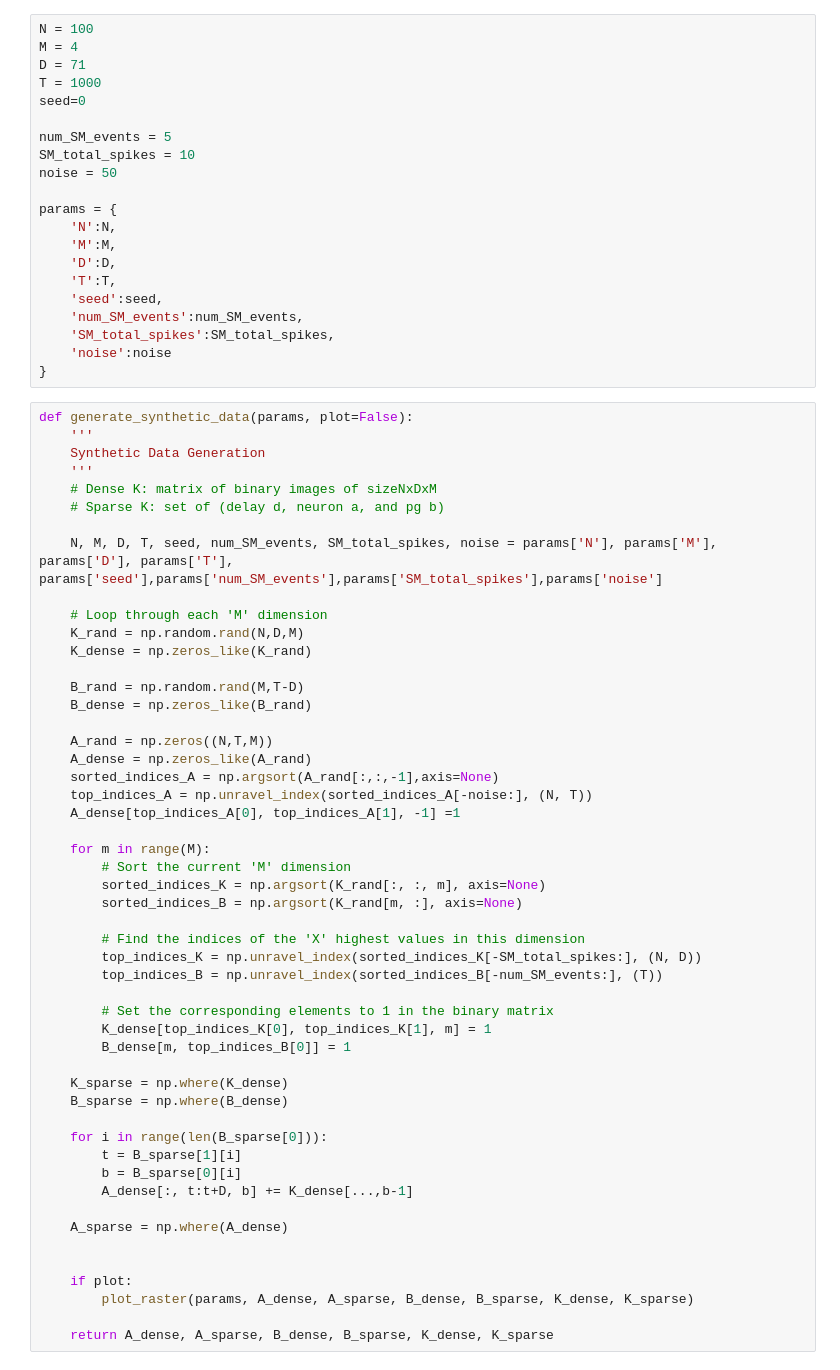
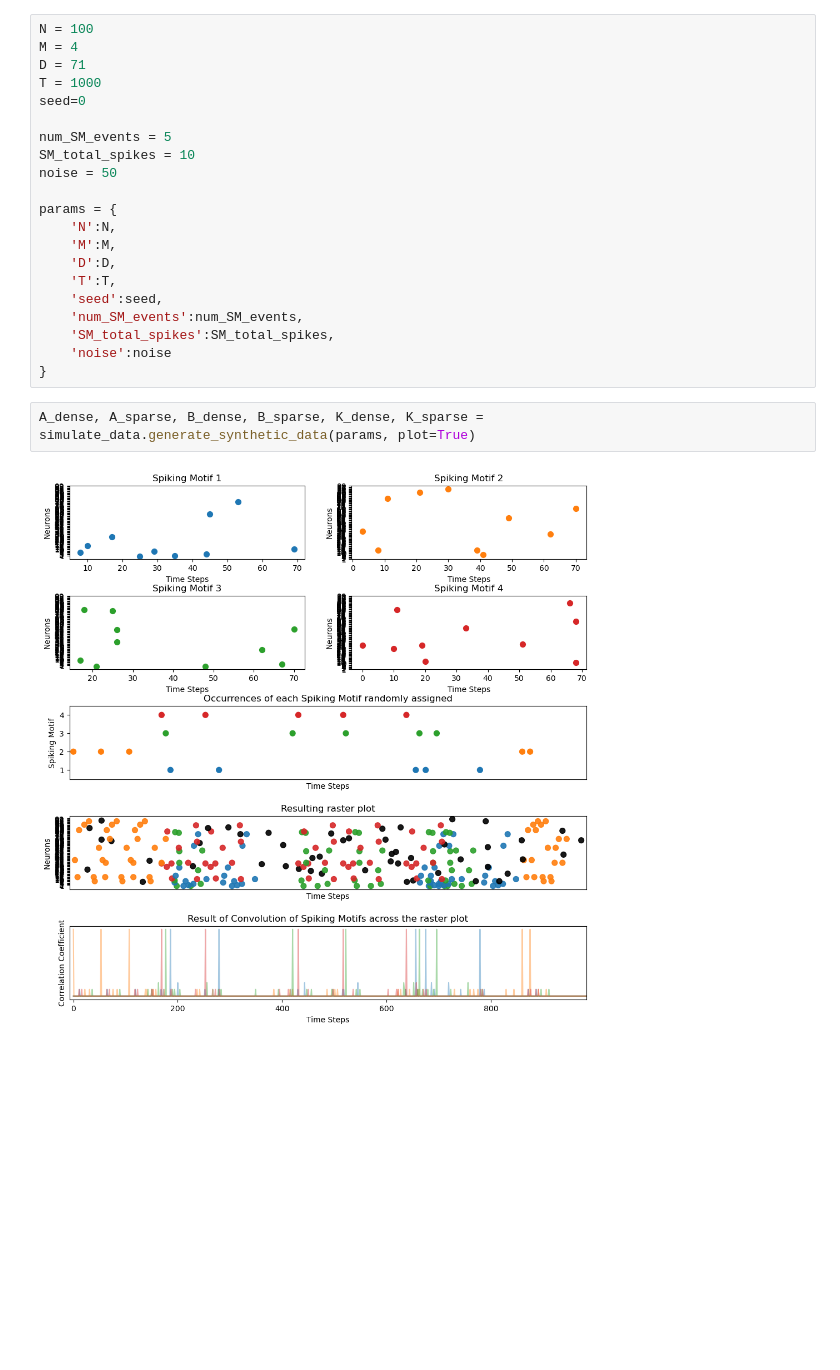
Before and after one commit to CosmicSurgery/thesis_notebooks, a Jupyter notebook: 2023.09.26 - Final Drafts/2023.09.26 - New raster generation.ipynb, the cells around one changed output. Saved outputs shown, nothing was run; the diff lists cells and outputs as text; blank space fills up the shorter version.

Commit message:
finishing up simulation generation

```diff
--- a/2023.09.26 - Final Drafts/2023.09.26 - New raster generation.ipynb
+++ b/2023.09.26 - Final Drafts/2023.09.26 - New raster generation.ipynb
@@ -68,54 +208,7 @@ params = {
     'SM_total_spikes':SM_total_spikes,
     'noise':noise
 }
-# %%
-def generate_synthetic_data(params, plot=False):
-    '''
-    Synthetic Data Generation
-    '''
-    # Dense K: matrix of binary images of sizeNxDxM
-    # Sparse K: set of (delay d, neuron a, and pg b)
-
-    N, M, D, T, seed, num_SM_events, SM_total_spikes, noise = params['N'], params['M'], params['D'], params['T'], params['seed'],params['num_SM_events'],params['SM_total_spikes'],params['noise']
-
-    # Loop through each 'M' dimension
-    K_rand = np.random.rand(N,D,M)
-    K_dense = np.zeros_like(K_rand)
-
-    B_rand = np.random.rand(M,T-D)
-    B_dense = np.zeros_like(B_rand)
-
-    A_rand = np.zeros((N,T,M))
-    A_dense = np.zeros_like(A_rand)
-    sorted_indices_A = np.argsort(A_rand[:,:,-1],axis=None)
-    top_indices_A = np.unravel_index(sorted_indices_A[-noise:], (N, T))
-    A_dense[top_indices_A[0], top_indices_A[1], -1] =1
-
-    for m in range(M):
-        # Sort the current 'M' dimension
-        sorted_indices_K = np.argsort(K_rand[:, :, m], axis=None)
-        sorted_indices_B = np.argsort(K_rand[m, :], axis=None)
-
-        # Find the indices of the 'X' highest values in this dimension
-        top_indices_K = np.unravel_index(sorted_indices_K[-SM_total_spikes:], (N, D))
-        top_indices_B = np.unravel_index(sorted_indices_B[-num_SM_events:], (T))
-
-        # Set the corresponding elements to 1 in the binary matrix
-        K_dense[top_indices_K[0], top_indices_K[1], m] = 1
-        B_dense[m, top_indices_B[0]] = 1
-
-    K_sparse = np.where(K_dense)
-    B_sparse = np.where(B_dense)
-
-    for i in range(len(B_sparse[0])):
-        t = B_sparse[1][i]
-        b = B_sparse[0][i]
-        A_dense[:, t:t+D, b] += K_dense[...,b-1]
-
-    A_sparse = np.where(A_dense)
-
-
-    if plot:
-        plot_raster(params, A_dense, A_sparse, B_dense, B_sparse, K_dense, K_sparse)
-
-    return A_dense, A_sparse, B_dense, B_sparse, K_dense, K_sparse
+# %%
+A_dense, A_sparse, B_dense, B_sparse, K_dense, K_sparse = simulate_data.generate_synthetic_data(params, plot=True)
+# %% [output]
+[figure, added]
```
Also changed, not shown: parts of 8 cells of this notebook, 3 other files.
